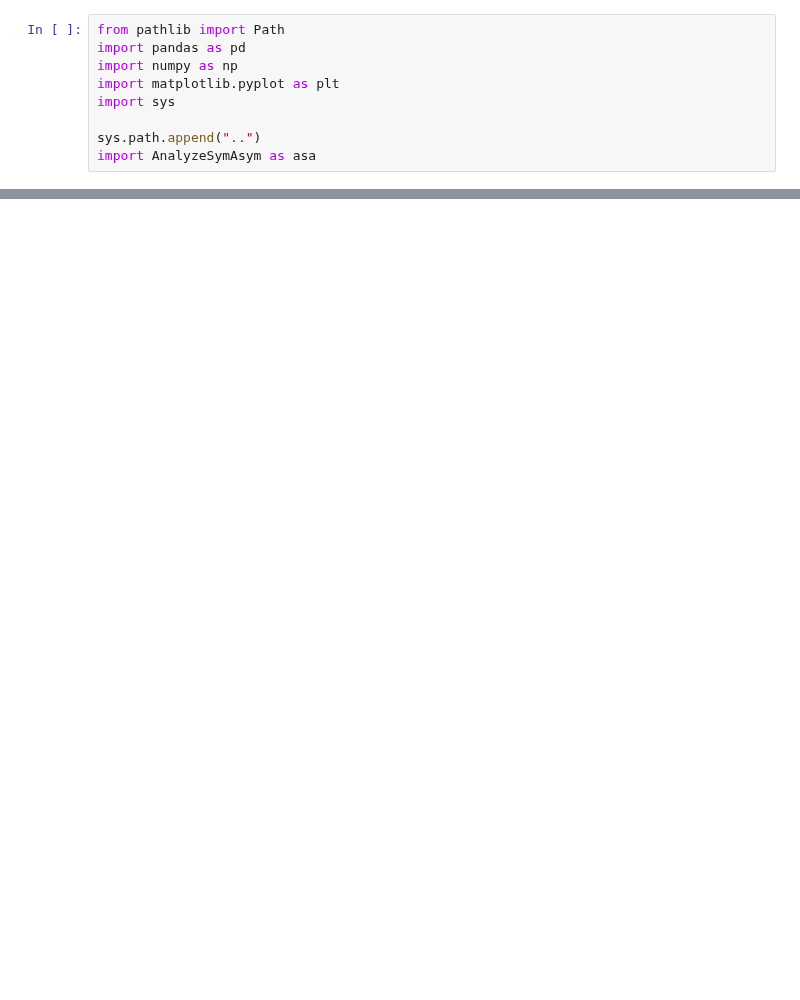
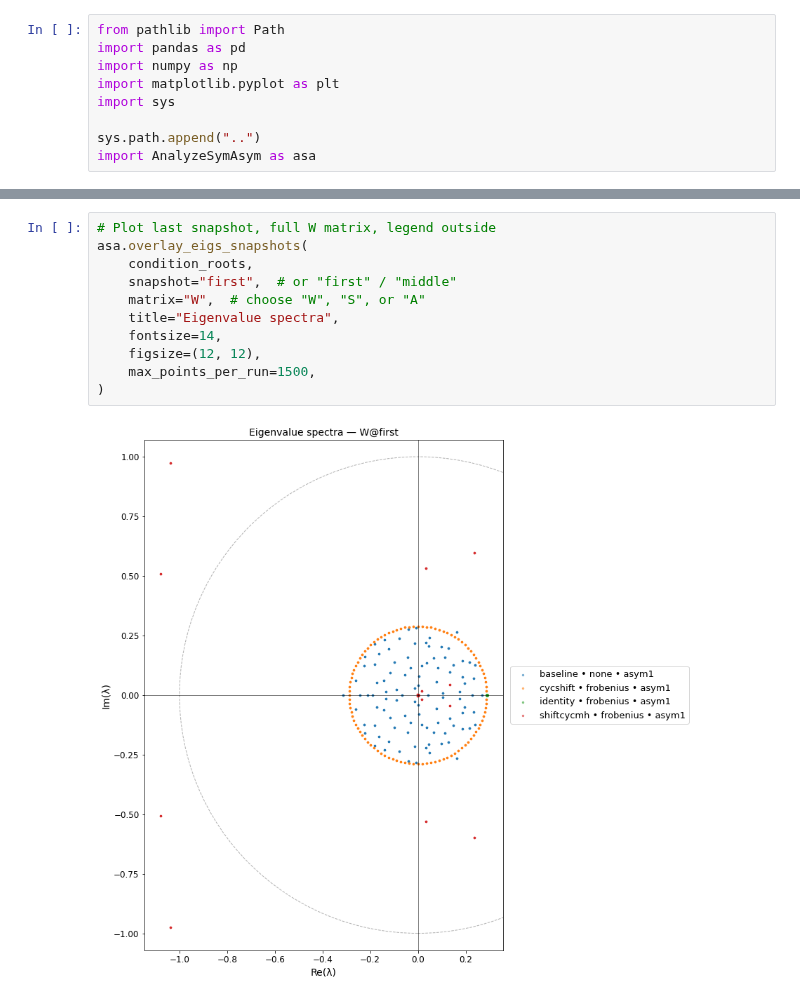
Before and after one commit to margotwagner/HCPrediction, a Jupyter notebook: notebooks/analyze-symasym.ipynb, the cells around one changed output, grey strips where cells are left out. Drawn from its saved outputs; the diff is of its cells as text; blank space fills up the shorter version.

```diff
--- a/notebooks/analyze-symasym.ipynb
+++ b/notebooks/analyze-symasym.ipynb
@@ -24,0 +68,13 @@ conditions = {
+# %%
+# Plot last snapshot, full W matrix, legend outside
+asa.overlay_eigs_snapshots(
+    condition_roots,
+    snapshot="first",  # or "first" / "middle"
+    matrix="W",  # choose "W", "S", or "A"
+    title="Eigenvalue spectra",
+    fontsize=14,
+    figsize=(12, 12),
+    max_points_per_run=1500,
+)
+# %% [output]
+[figure, added]
```
Also changed, not shown: parts of 9 cells of this notebook, 4 other files.
